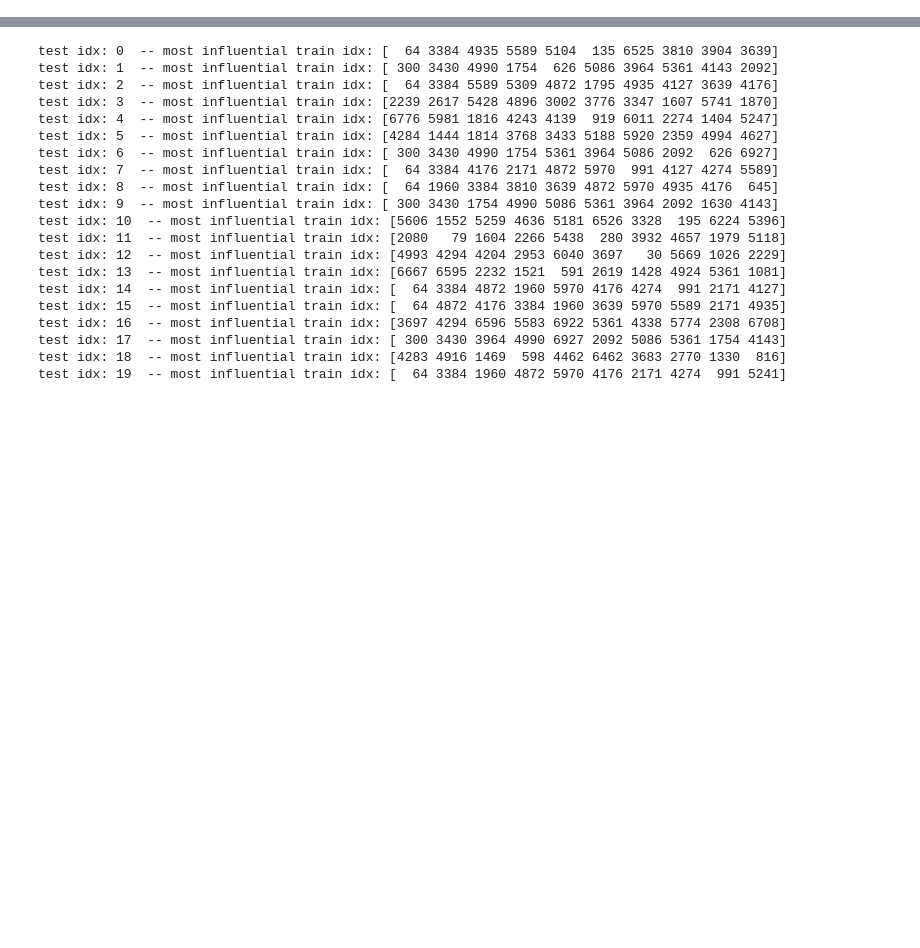
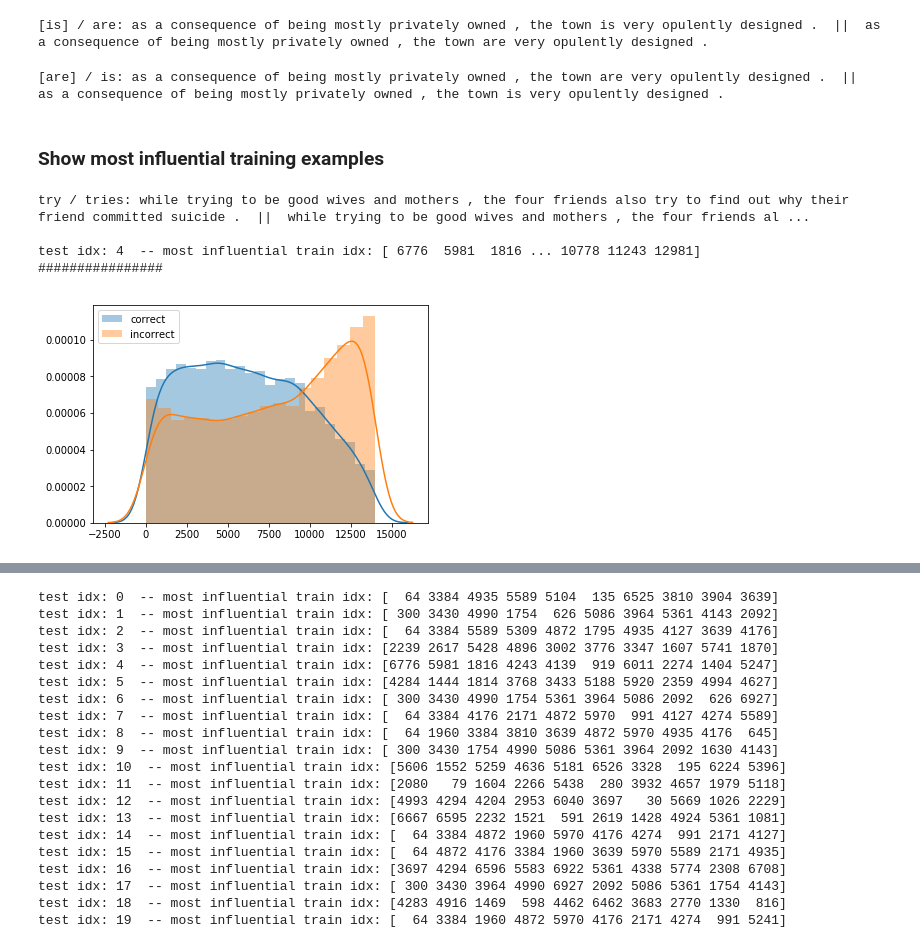
Before and after one commit to xhan77/11747-final, a Jupyter notebook: influence_analysis.ipynb, the cells around one changed output, grey strips where cells are left out. Drawn from its saved outputs; the diff is of its cells as text; code cells hidden in the pictures; blank space fills up the shorter version.

```diff
--- a/influence_analysis.ipynb
+++ b/influence_analysis.ipynb
@@ -43,0 +66,10 @@ are / is: the ruins of the abbey are open to the public and are privately owned
+# %%
+see_train_example(unrolled_train_examples, 0)
+# %% [output]
+[is] / are: as a consequence of being mostly privately owned , the town is very opulently designed .  ||  as a consequence of being mostly privately owned , the town are very opulently designed .
+# %%
+see_train_example(unrolled_train_examples, 7000)
+# %% [output]
+[are] / is: as a consequence of being mostly privately owned , the town are very opulently designed .  ||  as a consequence of being mostly privately owned , the town is very opulently designed .
+# %% [markdown]
+### Show most influential training examples
@@ -43,0 +98,38 @@ are / is: the ruins of the abbey are open to the public and are privately owned
+# %%
+def plot_most_influential(directory, test_idx, mode='positive'):
+    influence_list = pickle.load(open(f'{directory}/influence_test_idx_{test_idx}.pkl', 'rb'))
+    if mode == 'positive':
+        sorted_idx = np.argsort(influence_list)[::-1]
+    elif mode == 'negative':
+        sorted_idx = np.argsort(influence_list)
+    else:
+        raise ValueError('n/a')
+    see_example(test_examples, test_idx)
+    test_key = see_example_key(test_examples, test_idx)
+    print()
+    print("test idx:", test_idx, " -- most influential train idx:", sorted_idx)
+    print("################")
+    correct_influence_ranks = []
+    incorrect_influence_ranks = []
+    for _i, idx in enumerate(sorted_idx):
+        if 'unroll' in directory:
+#             if set(see_example_key(unrolled_train_examples, idx).split(' / ')) != set(test_key.split(' / ')):
+#                 continue
+            if idx >= 7000:
+                incorrect_influence_ranks.append(_i)
+            else:
+                correct_influence_ranks.append(_i)
+        else:
+            pass
+    sns.distplot(correct_influence_ranks, label='correct')
+    sns.distplot(incorrect_influence_ranks, label='incorrect')
+    plt.legend()
+    plt.show()
+# %%
+plot_most_influential('unrolled_train_GC_outputs', 4)
+# %% [output]
+try / tries: while trying to be good wives and mothers , the four friends also try to find out why their friend committed suicide .  ||  while trying to be good wives and mothers , the four friends al ...
+
+test idx: 4  -- most influential train idx: [ 6776  5981  1816 ... 10778 11243 12981]
+################
+[figure, added]
```
Also changed, not shown: parts of 6 cells of this notebook.
